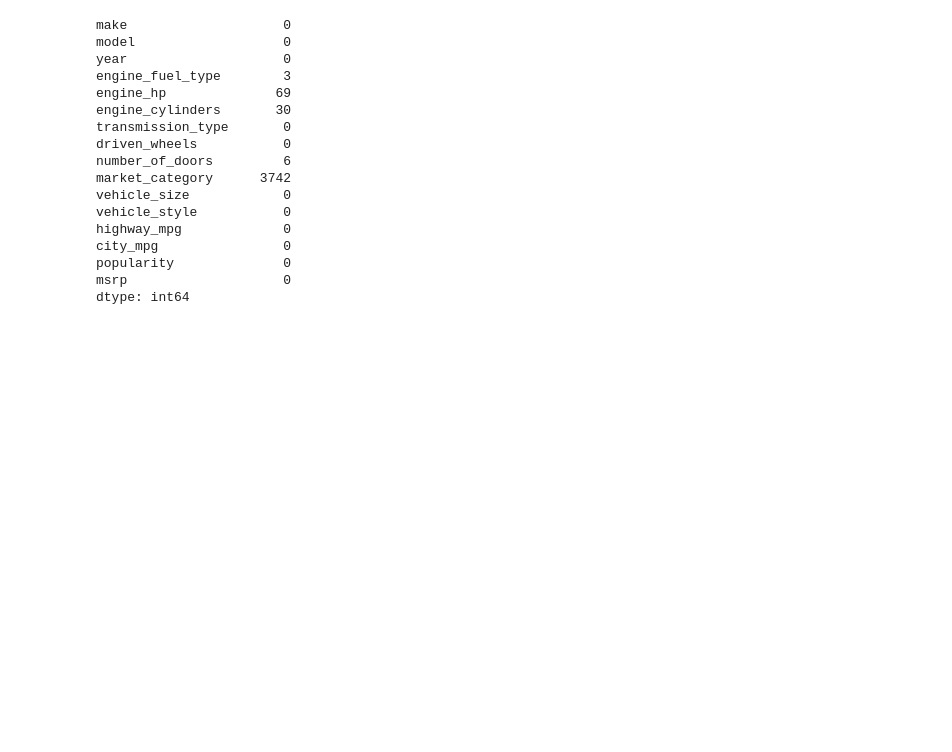
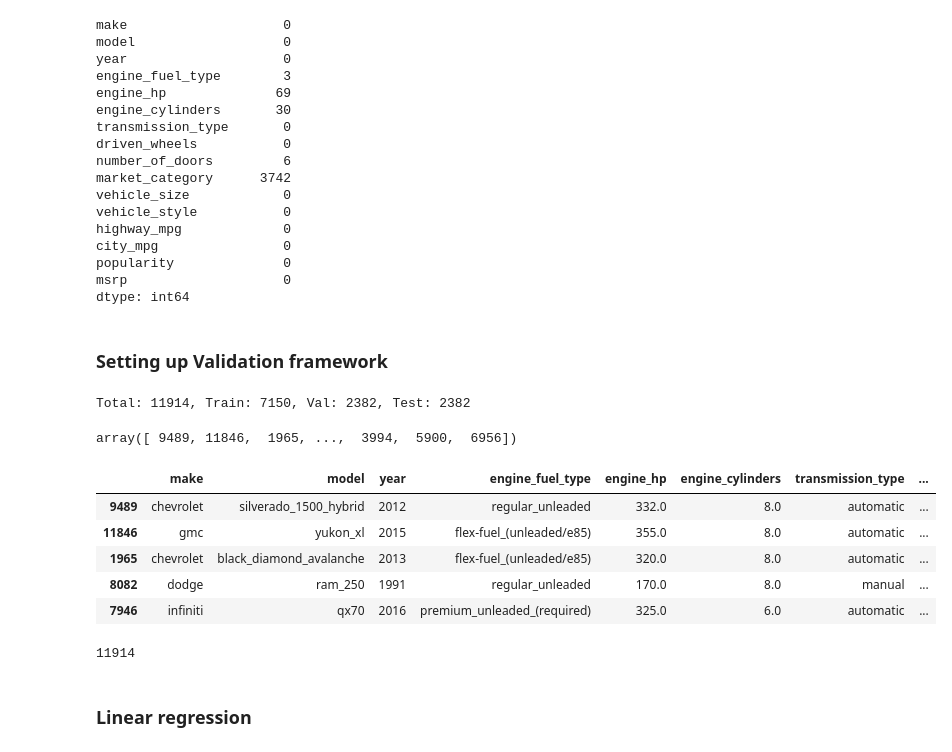
Before and after one commit to soumyadip-iimksp/machine-learning-zoomcamp, a Jupyter notebook: 02-car-price-prediction/car-price-pred.ipynb, the cells around one changed output. Cells and saved outputs as stored; diff of their text form; code cells hidden in the pictures; blank space fills up the shorter version.

```diff
--- a/02-car-price-prediction/car-price-pred.ipynb
+++ b/02-car-price-prediction/car-price-pred.ipynb
@@ -110,3 +110,37 @@ city_mpg                0
 popularity              0
 msrp                    0
 dtype: int64
+# %% [markdown]
+### Setting up Validation framework
+# %%
+n = len(df)
+n_val = int(n*0.2)
+n_test = int(n*0.2)
+n_train = n - n_val - n_test
+
+print(f"Total: {n}, Train: {n_train}, Val: {n_val}, Test: {n_test}")
+# %% [output]
+Total: 11914, Train: 7150, Val: 2382, Test: 2382
+# %%
+idx = np.arange(n)
+np.random.shuffle(idx)
+idx
+# %% [output]
+array([ 9489, 11846,  1965, ...,  3994,  5900,  6956])
+# %%
+df_train = df.iloc[idx[:n_train]]
+df_val = df.iloc[idx[n_train:n_train+n_val]]
+df_test = df.iloc[idx[n_train+n_val:]]
+# %%
+df_train.head()
+# %% [output]
+|  | make | model | year | engine_fuel_type | engine_hp | engine_cylinders | transmission_type | ... |
+| 9489 | chevrolet | silverado_1500_hybrid | 2012 | regular_unleaded | 332.0 | 8.0 | automatic | ... |
+| 11846 | gmc | yukon_xl | 2015 | flex-fuel_(unleaded/e85) | 355.0 | 8.0 | automatic | ... |
+| 1965 | chevrolet | black_diamond_avalanche | 2013 | flex-fuel_(unleaded/e85) | 320.0 | 8.0 | automatic | ... |
+| 8082 | dodge | ram_250 | 1991 | regular_unleaded | 170.0 | 8.0 | manual | ... |
+| 7946 | infiniti | qx70 | 2016 | premium_unleaded_(required) | 325.0 | 6.0 | automatic | ... |
+# %%
+len(df_train) + len(df_val) + len(df_test)
+# %% [output]
+11914
@@ -112,0 +159,2 @@ dtype: int64
+# %% [markdown]
+### Linear regression
```
Also changed, not shown: parts of 6 cells of this notebook, 1 other file.
